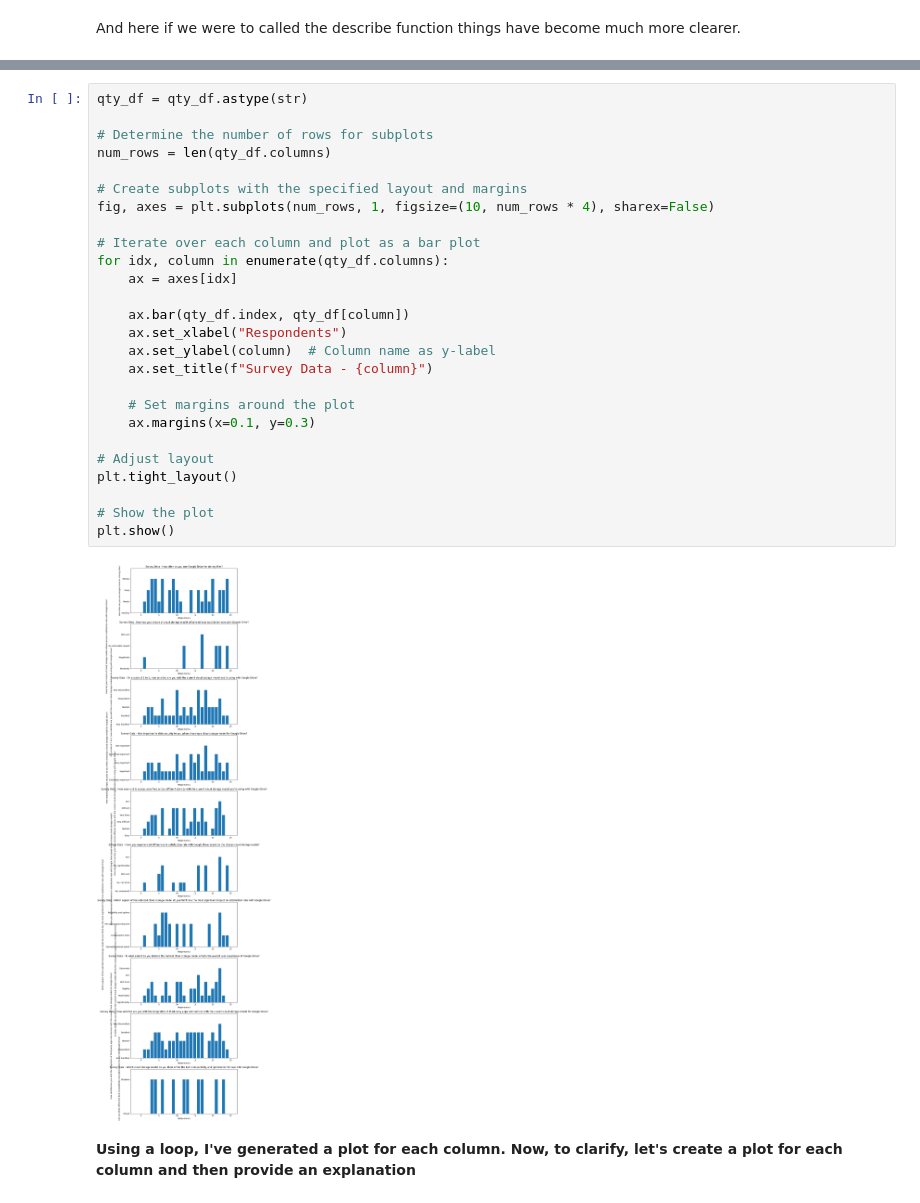
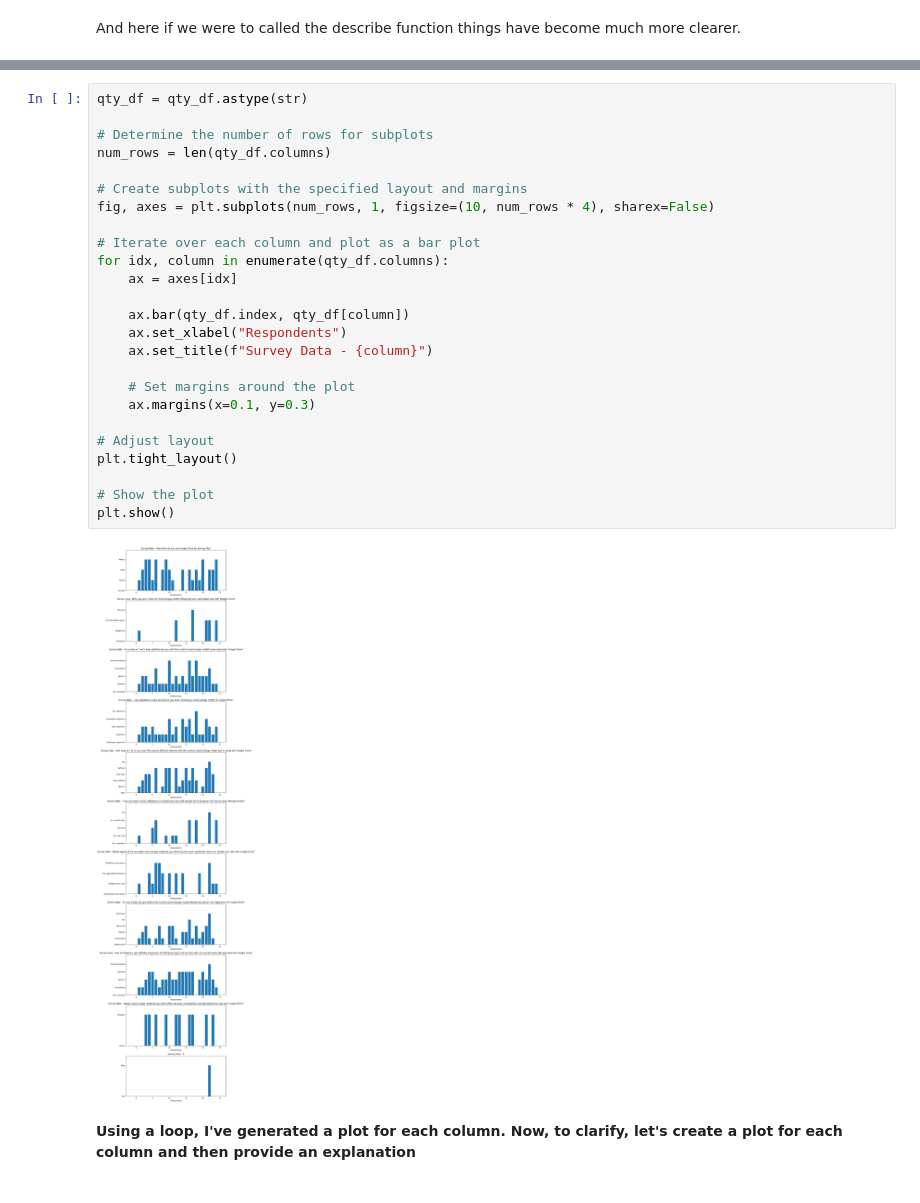
Before and after one commit to Kiseki88/SurveyDataAnalysis-School-Project-, a Jupyter notebook: surveyanalysis.ipynb, the cells around one changed output, grey strips where cells are left out. Cells and saved outputs as stored; diff of their text form.

```diff
--- a/surveyanalysis.ipynb
+++ b/surveyanalysis.ipynb
@@ -77,31 +77,30 @@ qty_df.describe()
 # %%
 qty_df = qty_df.astype(str)
 
 # Determine the number of rows for subplots
 num_rows = len(qty_df.columns)
 
 # Create subplots with the specified layout and margins
 fig, axes = plt.subplots(num_rows, 1, figsize=(10, num_rows * 4), sharex=False)
 
 # Iterate over each column and plot as a bar plot
 for idx, column in enumerate(qty_df.columns):
     ax = axes[idx]
 
     ax.bar(qty_df.index, qty_df[column])
     ax.set_xlabel("Respondents")
-    ax.set_ylabel(column)  # Column name as y-label
     ax.set_title(f"Survey Data - {column}")
 
     # Set margins around the plot
     ax.margins(x=0.1, y=0.3)
 
 # Adjust layout
 plt.tight_layout()
 
 # Show the plot
 plt.show()
 # %% [output]
-[figure, old version]
+[figure, new version]
 # %% [markdown]
 **Using a loop, I've generated a plot for each column. Now, to clarify, let's create a plot for each column and then provide an explanation**
 # %%
```
Also changed, not shown: parts of 14 cells of this notebook.
